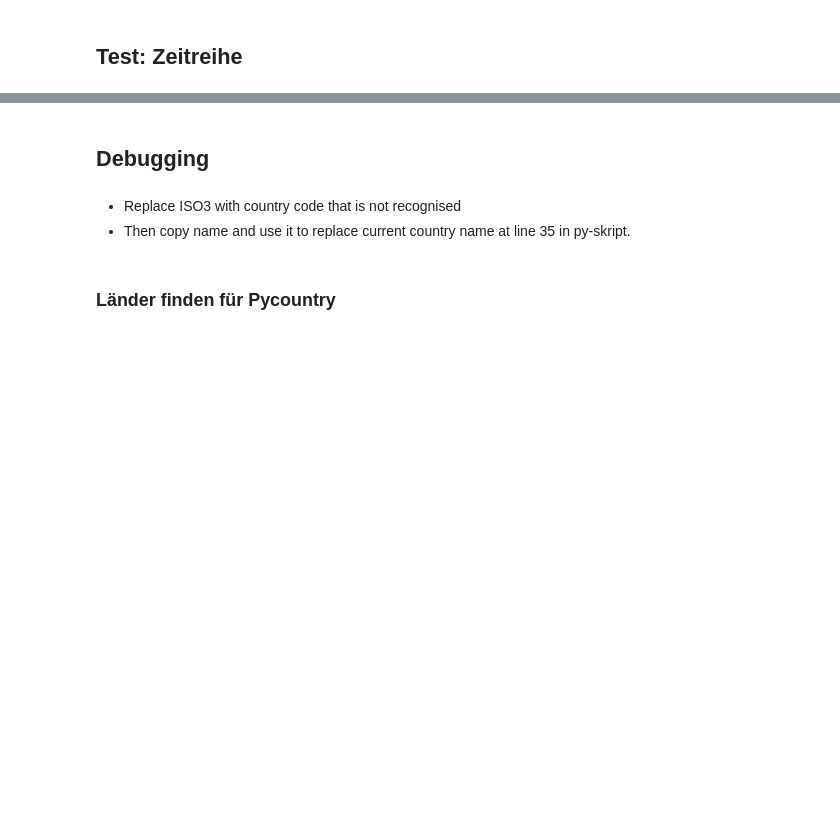
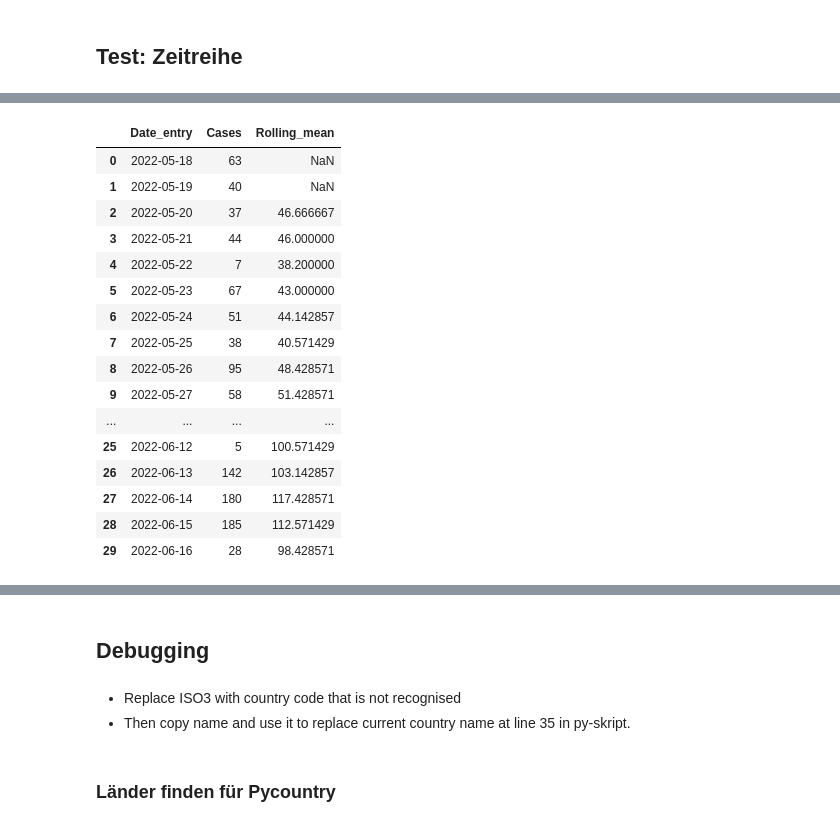
Before and after one commit to nzzdev/st-methods, a Jupyter notebook: bots/monkeypox-charts/monkeypox_manuell_int.ipynb, the cells around one changed output, grey strips where cells are left out. Drawn from its saved outputs; the diff is of its cells as text; code cells hidden in the pictures; blank space fills up the shorter version.

```diff
--- a/bots/monkeypox-charts/monkeypox_manuell_int.ipynb
+++ b/bots/monkeypox-charts/monkeypox_manuell_int.ipynb
@@ -266,0 +273,25 @@ import altair as alt
+# %%
+df_cases_per_day = df_roh.groupby(df_roh['Date_entry'].dt.date).size().reset_index()
+df_cases_per_day.columns = ['Date_entry', 'Cases']
+df_cases_per_day['Date_entry'] = pd.to_datetime(df_cases_per_day['Date_entry'], format='%Y-%m-%d')
+# %%
+df_cases_per_day['Rolling_mean'] =df_cases_per_day['Cases'].rolling(7, min_periods=3).mean()
+df_cases_per_day
+# %% [output]
+|  | Date_entry | Cases | Rolling_mean |
+| 0 | 2022-05-18 | 63 | NaN |
+| 1 | 2022-05-19 | 40 | NaN |
+| 2 | 2022-05-20 | 37 | 46.666667 |
+| 3 | 2022-05-21 | 44 | 46.000000 |
+| 4 | 2022-05-22 | 7 | 38.200000 |
+| 5 | 2022-05-23 | 67 | 43.000000 |
+| 6 | 2022-05-24 | 51 | 44.142857 |
+| 7 | 2022-05-25 | 38 | 40.571429 |
+| 8 | 2022-05-26 | 95 | 48.428571 |
+| 9 | 2022-05-27 | 58 | 51.428571 |
+| ... | ... | ... | ... |
+| 25 | 2022-06-12 | 5 | 100.571429 |
+| 26 | 2022-06-13 | 142 | 103.142857 |
+| 27 | 2022-06-14 | 180 | 117.428571 |
+| 28 | 2022-06-15 | 185 | 112.571429 |
+| 29 | 2022-06-16 | 28 | 98.428571 |
```
Also changed, not shown: parts of 17 cells of this notebook, 1 other file.
